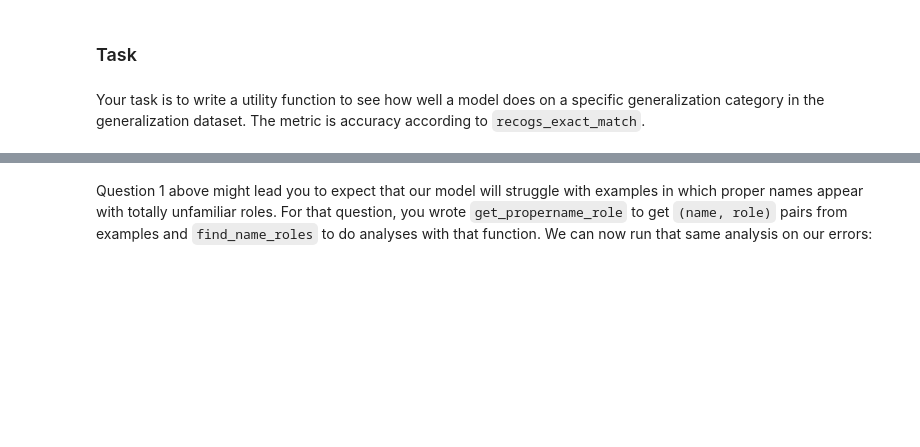
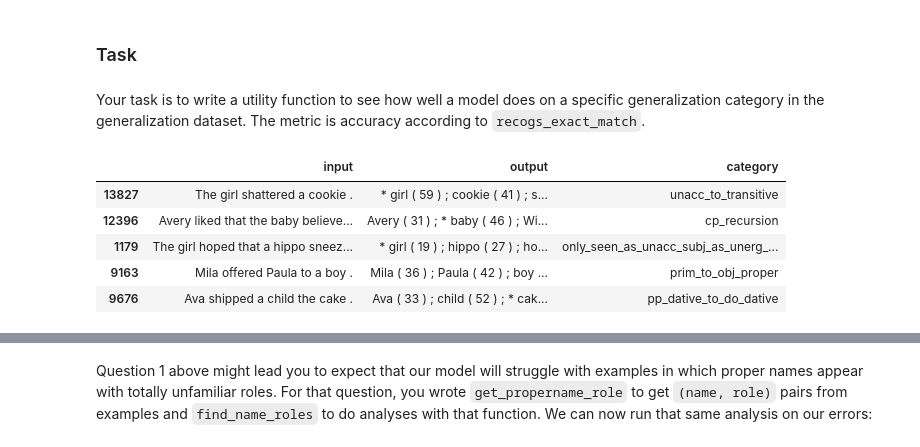
Before and after one commit to zanqi/cs224u, a Jupyter notebook: hw_recogs.ipynb, the cells around one changed output, grey strips where cells are left out. Drawn from its saved outputs; the diff is of its cells as text; code cells hidden in the pictures; blank space fills up the shorter version.

```diff
--- a/hw_recogs.ipynb
+++ b/hw_recogs.ipynb
@@ -78,7 +63,7 @@ def load_split(filename):
 # %%
 dataset = {}
 
-for splitname in ("train", "dev", "gen"):
+for splitname in ("train", "dev", "gen", "test"):
     dataset[splitname] = load_split(f"{SRC_DIRNAME}/{splitname}.tsv")
 # %% [markdown]
 Here's a look at the dataset. Fundamentally, the task is to map simple English sentences to logical forms. For ReCOGS, you need only predict these forms up to semantic equivalence, which means that we abstract away from the order of the conjuncts and the names of specific variables.
@@ -716,3 +735,12 @@ def category_assess(gen_df, model, category):
+# %%
+dataset['gen'].sample(5)
+# %% [output]
+|  | input | output | category |
+| 13827 | The girl shattered a cookie . | * girl ( 59 ) ; cookie ( 41 ) ; s... | unacc_to_transitive |
+| 12396 | Avery liked that the baby believe... | Avery ( 31 ) ; * baby ( 46 ) ; Wi... | cp_recursion |
+| 1179 | The girl hoped that a hippo sneez... | * girl ( 19 ) ; hippo ( 27 ) ; ho... | only_seen_as_unacc_subj_as_unerg_... |
+| 9163 | Mila offered Paula to a boy . | Mila ( 36 ) ; Paula ( 42 ) ; boy ... | prim_to_obj_proper |
+| 9676 | Ava shipped a child the cake . | Ava ( 33 ) ; child ( 52 ) ; * cak... | pp_dative_to_do_dative |
 # %%
 def test_category_assess(func):
     testmod = RecogsModel()
```
Also changed, not shown: parts of 54 cells of this notebook, 1 other file.
